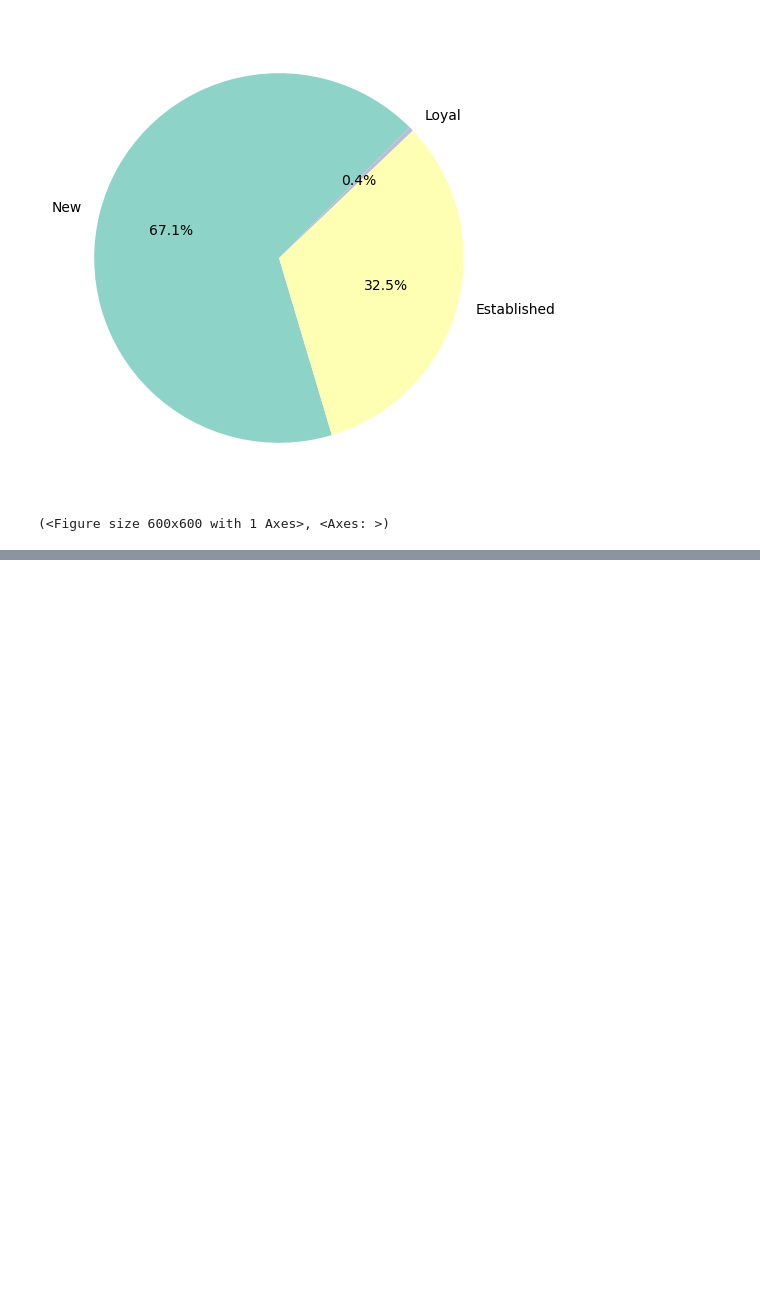
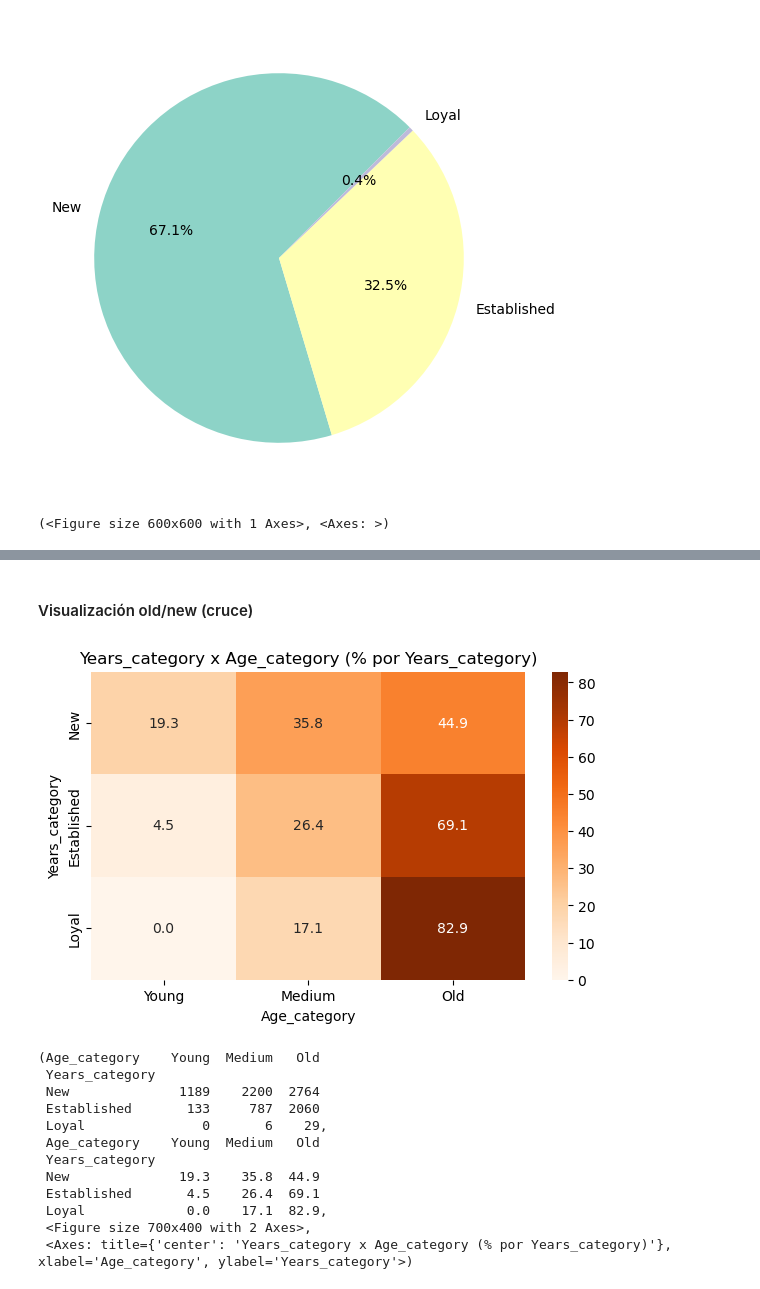
Before and after one commit to juaruibel/project2-cx-julio-juanjo, a Jupyter notebook: notebooks/0_perfil_cliente_principal.ipynb, the cells around one changed output, grey strips where cells are left out. Drawn from its saved outputs; the diff is of its cells as text; code cells hidden in the pictures; blank space fills up the shorter version.

```diff
--- a/notebooks/0_perfil_cliente_principal.ipynb
+++ b/notebooks/0_perfil_cliente_principal.ipynb
@@ -223,0 +265,18 @@ fc.visual_pie_chart_tenure_yr(high_value_client)
+# %% [markdown]
+#### Visualización old/new (cruce)
+# %%
+fc.visual_tabla_cruzada_age_years(high_value_client)
+# %% [output]
+[figure, added]
+(Age_category    Young  Medium   Old
+ Years_category
+ New              1189    2200  2764
+ Established       133     787  2060
+ Loyal               0       6    29,
+ Age_category    Young  Medium   Old
+ Years_category
+ New              19.3    35.8  44.9
+ Established       4.5    26.4  69.1
+ Loyal             0.0    17.1  82.9,
+ <Figure size 700x400 with 2 Axes>,
+ <Axes: title={'center': 'Years_category x Age_category (% por Years_category)'}, xlabel='Age_category', ylabel='Years_category'>)
```
Also changed, not shown: parts of 19 cells of this notebook, 3 other files.
